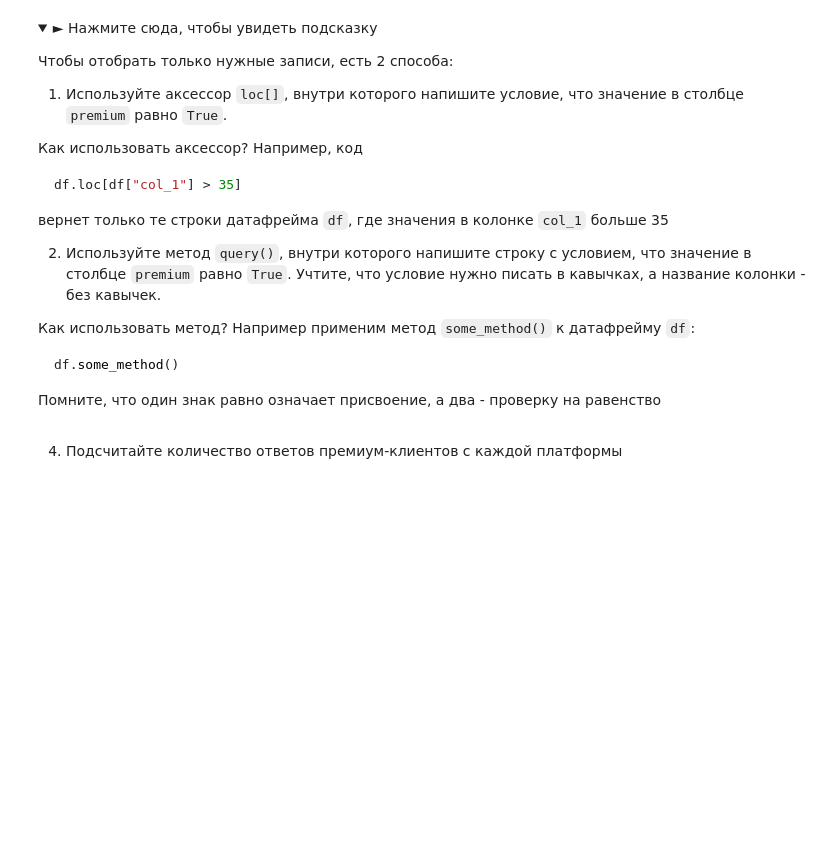
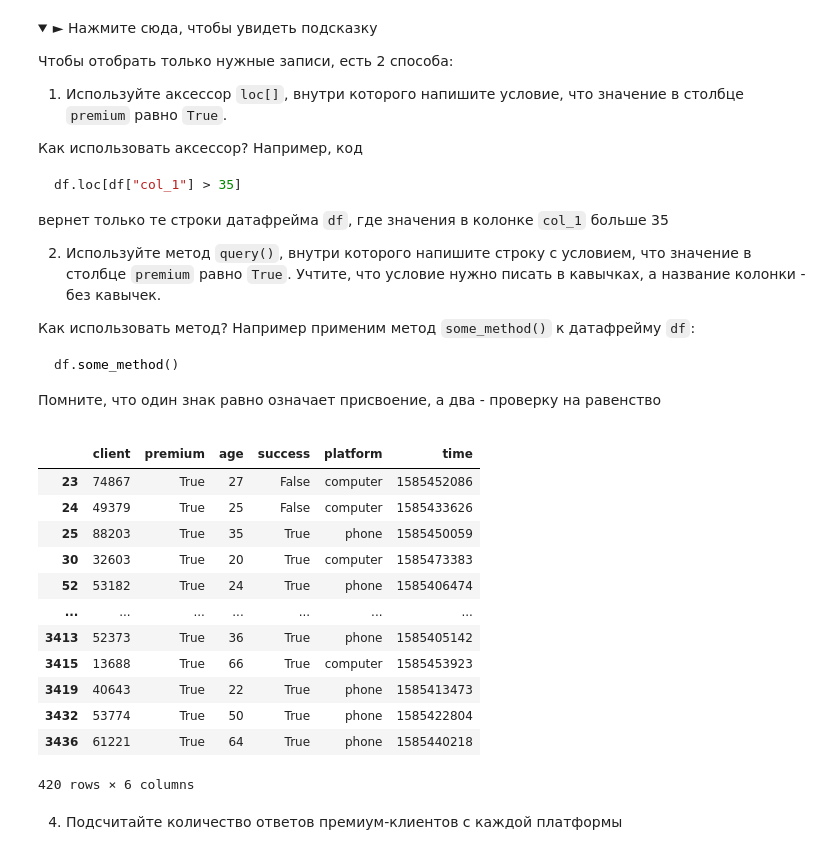
Before and after one commit to mergenva/karpov, a Jupyter notebook: Lesson_2_pandas/3_task/3_advanced_calculations_and_visualization_Homework.ipynb, the cells around one changed output. Saved outputs shown, nothing was run; the diff lists cells and outputs as text; code cells hidden in the pictures; folded sections open; blank space fills up the shorter version.

```diff
--- a/Lesson_2_pandas/3_task/3_advanced_calculations_and_visualization_Homework.ipynb
+++ b/Lesson_2_pandas/3_task/3_advanced_calculations_and_visualization_Homework.ipynb
@@ -508,3 +531,22 @@ df.some_method()
+# %%
+# Ваш код здесь
+
+user_data.merge(logs, on='client', how='inner') \
+    .query('premium == True')
+# %% [output]
+|  | client | premium | age | success | platform | time |
+| 23 | 74867 | True | 27 | False | computer | 1585452086 |
+| 24 | 49379 | True | 25 | False | computer | 1585433626 |
+| 25 | 88203 | True | 35 | True | phone | 1585450059 |
+| 30 | 32603 | True | 20 | True | computer | 1585473383 |
+| 52 | 53182 | True | 24 | True | phone | 1585406474 |
+| ... | ... | ... | ... | ... | ... | ... |
+| 3413 | 52373 | True | 36 | True | phone | 1585405142 |
+| 3415 | 13688 | True | 66 | True | computer | 1585453923 |
+| 3419 | 40643 | True | 22 | True | phone | 1585413473 |
+| 3432 | 53774 | True | 50 | True | phone | 1585422804 |
+| 3436 | 61221 | True | 64 | True | phone | 1585440218 |
+420 rows × 6 columns
 # %% [markdown]
 4. Подсчитайте количество ответов премиум-клиентов с каждой платформы
 # %% [markdown]
```
Also changed, not shown: parts of 9 cells of this notebook.
